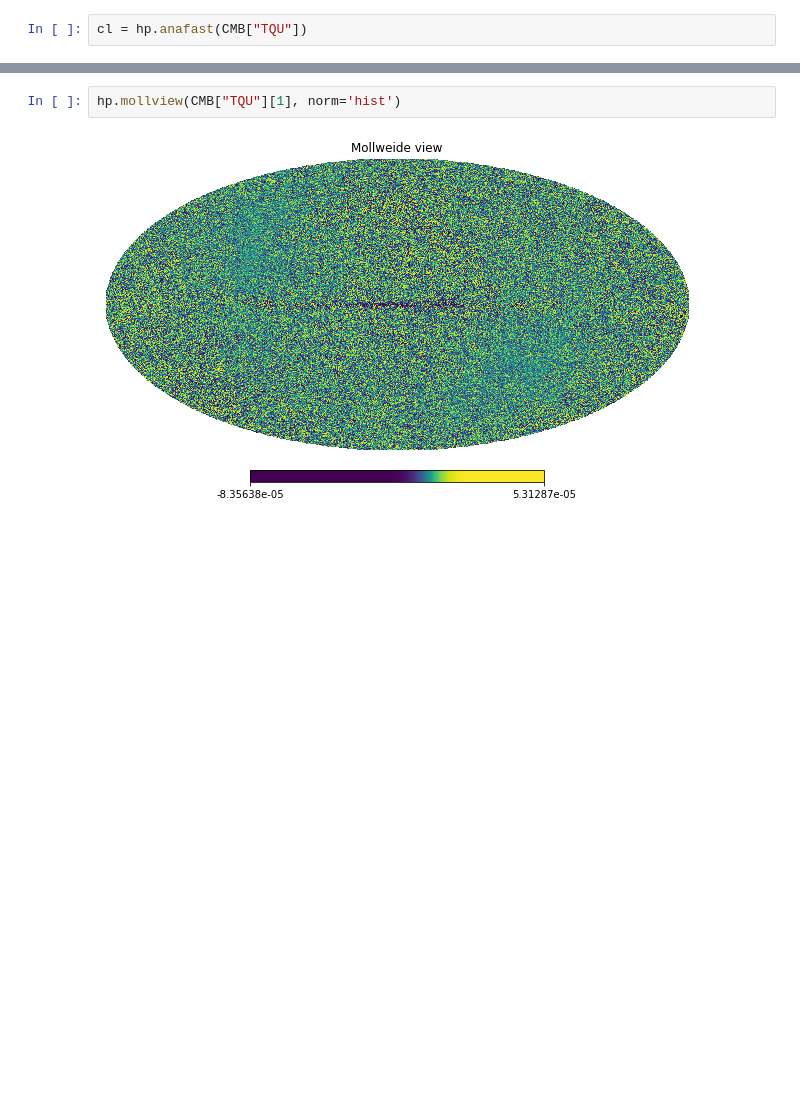
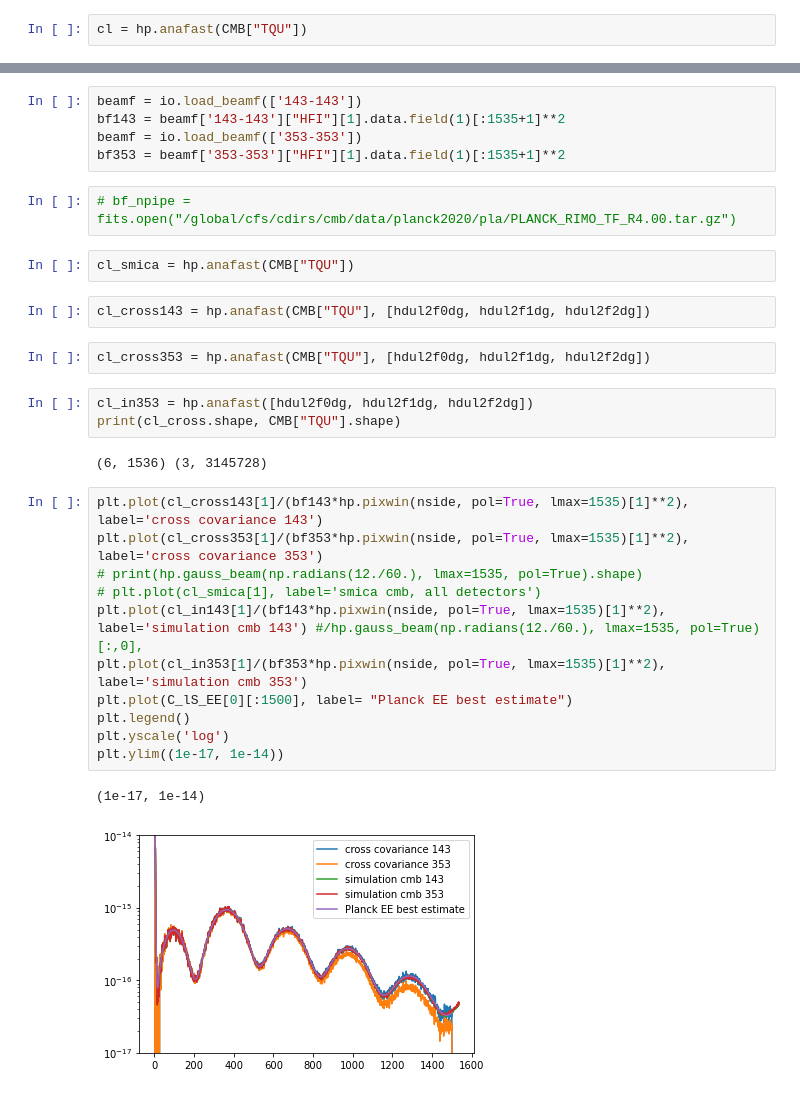
Before and after one commit to Sebastian-Belkner/component_separation, a Jupyter notebook: notebooks/smica_propag.ipynb, the cells around one changed output, grey strips where cells are left out. Saved outputs shown, nothing was run; the diff lists cells and outputs as text; blank space fills up the shorter version.

```diff
--- a/notebooks/smica_propag.ipynb
+++ b/notebooks/smica_propag.ipynb
@@ -109,4 +109,32 @@ Text(0.5, 1.0, '')
+# %%
+beamf = io.load_beamf(['143-143'])
+bf143 = beamf['143-143']["HFI"][1].data.field(1)[:1535+1]**2
+beamf = io.load_beamf(['353-353'])
+bf353 = beamf['353-353']["HFI"][1].data.field(1)[:1535+1]**2
+# %%
+# bf_npipe = fits.open("/global/cfs/cdirs/cmb/data/planck2020/pla/PLANCK_RIMO_TF_R4.00.tar.gz")
+# %%
+cl_smica = hp.anafast(CMB["TQU"])
 # %%
-hp.mollview(CMB["TQU"][1], norm='hist')
+cl_cross143 = hp.anafast(CMB["TQU"], [hdul2f0dg, hdul2f1dg, hdul2f2dg])
-# %% [output]
-[figure, removed]
+# %%
+cl_cross353 = hp.anafast(CMB["TQU"], [hdul2f0dg, hdul2f1dg, hdul2f2dg])
+# %%
+cl_in353 = hp.anafast([hdul2f0dg, hdul2f1dg, hdul2f2dg])
+print(cl_cross.shape, CMB["TQU"].shape)
+# %% [output]
+(6, 1536) (3, 3145728)
+# %%
+plt.plot(cl_cross143[1]/(bf143*hp.pixwin(nside, pol=True, lmax=1535)[1]**2), label='cross covariance 143')
+plt.plot(cl_cross353[1]/(bf353*hp.pixwin(nside, pol=True, lmax=1535)[1]**2), label='cross covariance 353')
+# print(hp.gauss_beam(np.radians(12./60.), lmax=1535, pol=True).shape)
+# plt.plot(cl_smica[1], label='smica cmb, all detectors')
+plt.plot(cl_in143[1]/(bf143*hp.pixwin(nside, pol=True, lmax=1535)[1]**2), label='simulation cmb 143') #/hp.gauss_beam(np.radians(12./60.), lmax=1535, pol=True)[:,0],
+plt.plot(cl_in353[1]/(bf353*hp.pixwin(nside, pol=True, lmax=1535)[1]**2), label='simulation cmb 353')
+plt.plot(C_lS_EE[0][:1500], label= "Planck EE best estimate")
+plt.legend()
+plt.yscale('log')
+plt.ylim((1e-17, 1e-14))
+# %% [output]
+(1e-17, 1e-14)
+[figure, added]
```
Also changed, not shown: parts of 14 cells of this notebook, 9 other files.
